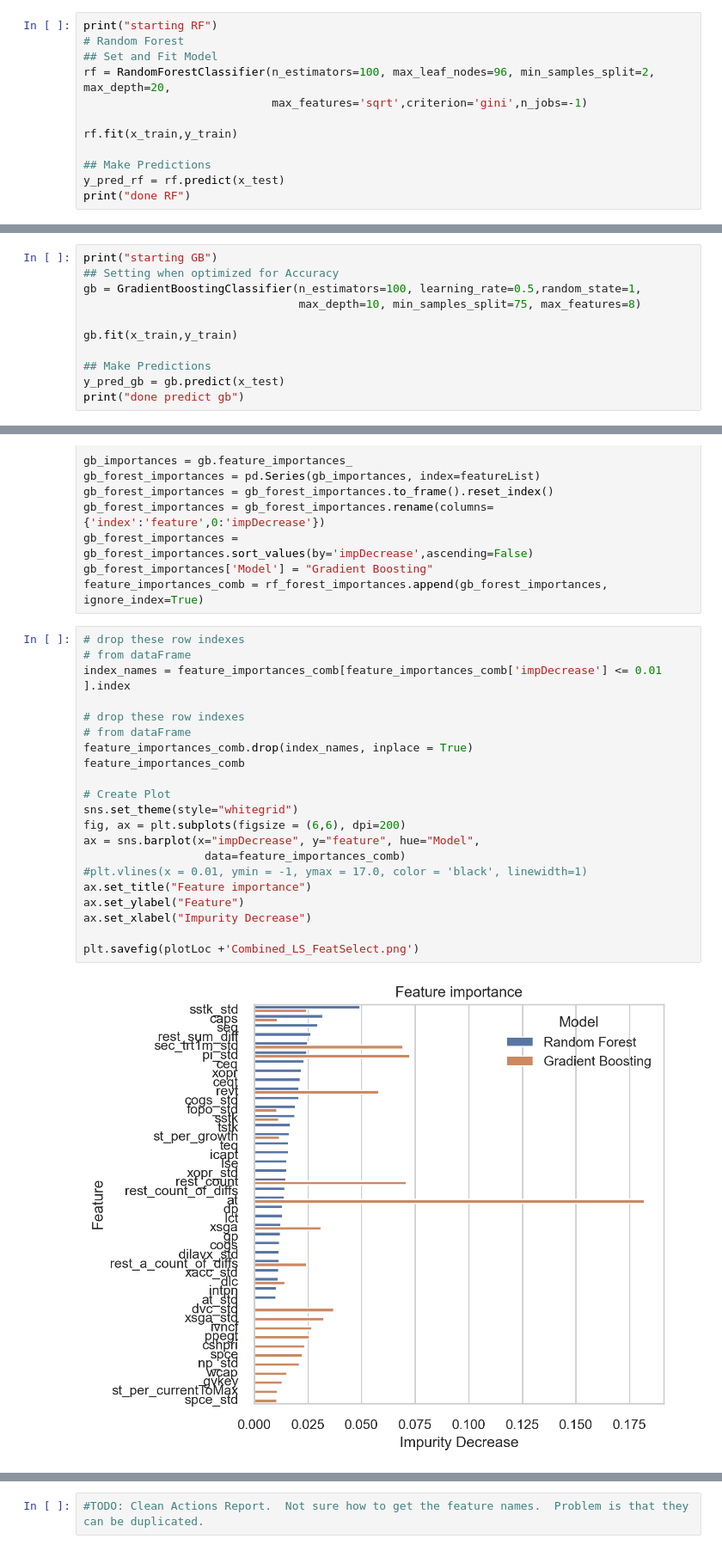
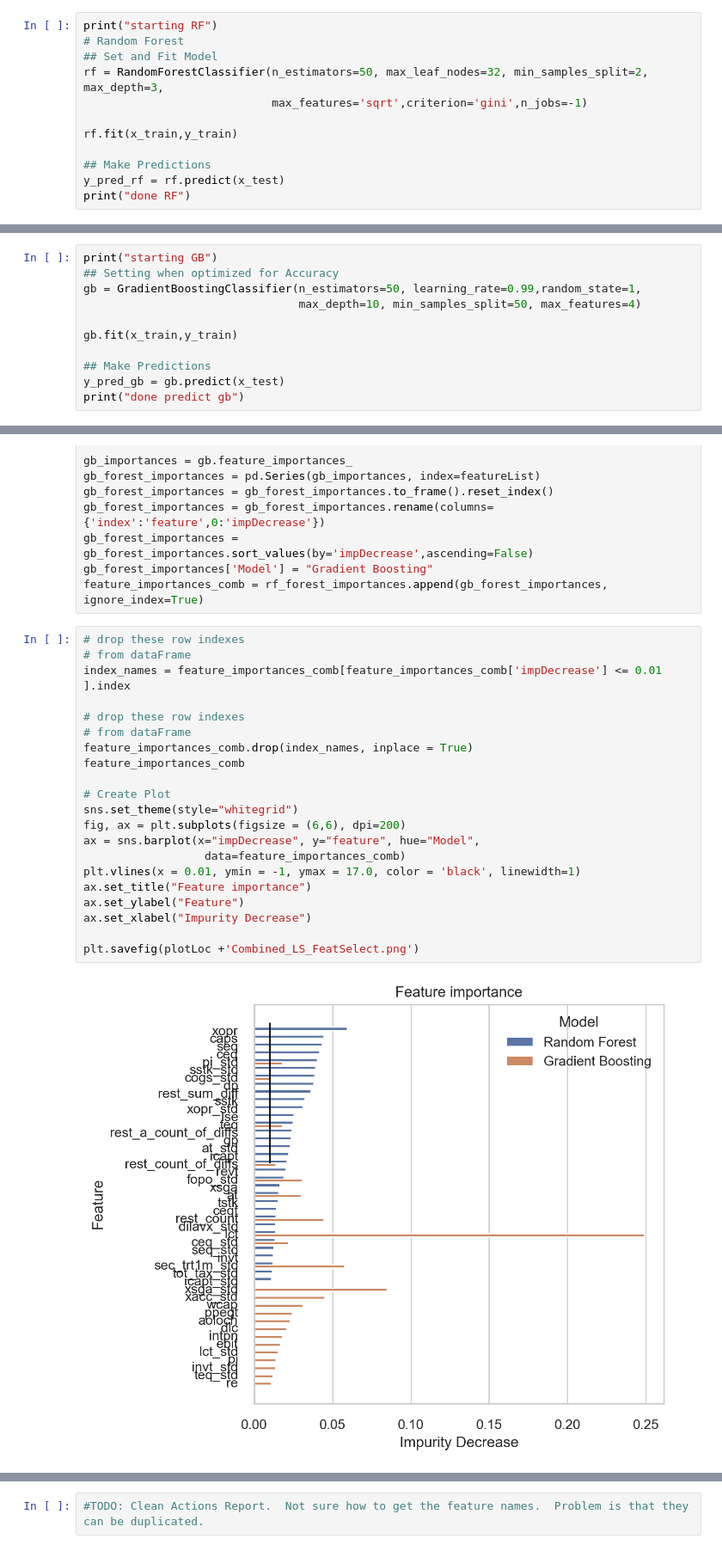
Before and after one commit to bcullinan32/CapstoneProject, a Jupyter notebook: Capstone_Modeling.ipynb, the cells around one changed output, grey strips where cells are left out. Shown at 86% size. Cells and saved outputs as stored; diff of their text form.

```diff
--- a/Capstone_Modeling.ipynb
+++ b/Capstone_Modeling.ipynb
@@ -651,7 +627,7 @@ Name: lawsuit, dtype: int64
 print("starting RF")
 # Random Forest
 ## Set and Fit Model
-rf = RandomForestClassifier(n_estimators=100, max_leaf_nodes=96, min_samples_split=2, max_depth=20,
+rf = RandomForestClassifier(n_estimators=50, max_leaf_nodes=32, min_samples_split=2, max_depth=3,
                             max_features='sqrt',criterion='gini',n_jobs=-1)
 
 rf.fit(x_train,y_train)
@@ -713,8 +689,8 @@ Start RF Feature Importance
 # %%
 print("starting GB")
 ## Setting when optimized for Accuracy
-gb = GradientBoostingClassifier(n_estimators=100, learning_rate=0.5,random_state=1,
-                                max_depth=10, min_samples_split=75, max_features=8)
+gb = GradientBoostingClassifier(n_estimators=50, learning_rate=0.99,random_state=1,
+                                max_depth=10, min_samples_split=50, max_features=4)
 
 gb.fit(x_train,y_train)
 
@@ -792,23 +768,23 @@ feature_importances_comb = rf_forest_importances.append(gb_forest_importances, i
 # %%
 # drop these row indexes
 # from dataFrame
 index_names = feature_importances_comb[feature_importances_comb['impDecrease'] <= 0.01 ].index
 
 # drop these row indexes
 # from dataFrame
 feature_importances_comb.drop(index_names, inplace = True)
 feature_importances_comb
 
 # Create Plot
 sns.set_theme(style="whitegrid")
 fig, ax = plt.subplots(figsize = (6,6), dpi=200)
 ax = sns.barplot(x="impDecrease", y="feature", hue="Model",
                   data=feature_importances_comb)
-#plt.vlines(x = 0.01, ymin = -1, ymax = 17.0, color = 'black', linewidth=1)
+plt.vlines(x = 0.01, ymin = -1, ymax = 17.0, color = 'black', linewidth=1)
 ax.set_title("Feature importance")
 ax.set_ylabel("Feature")
 ax.set_xlabel("Impurity Decrease")
 
 plt.savefig(plotLoc +'Combined_LS_FeatSelect.png')
 # %% [output]
-[figure, old version]
+[figure, new version]
```
Also changed, not shown: parts of 123 cells of this notebook, 36 other files.
